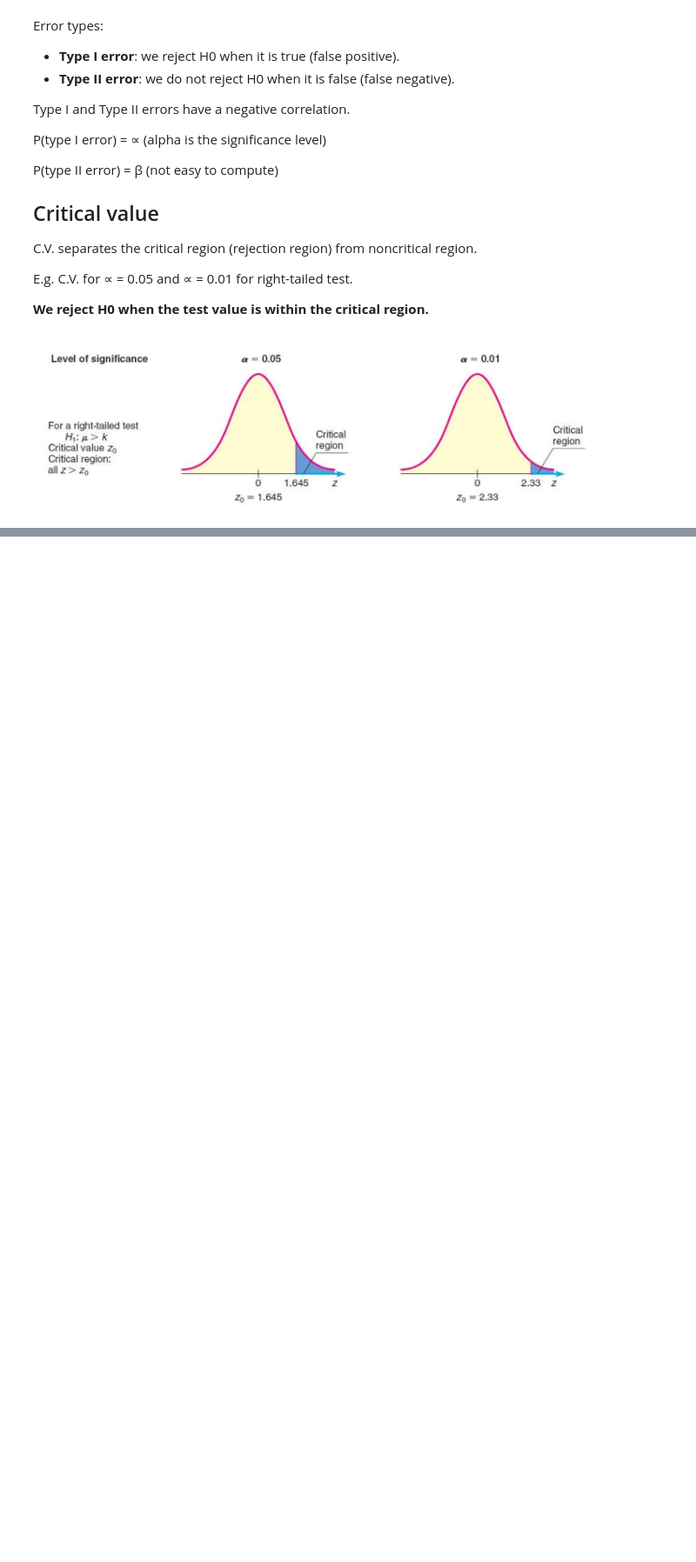
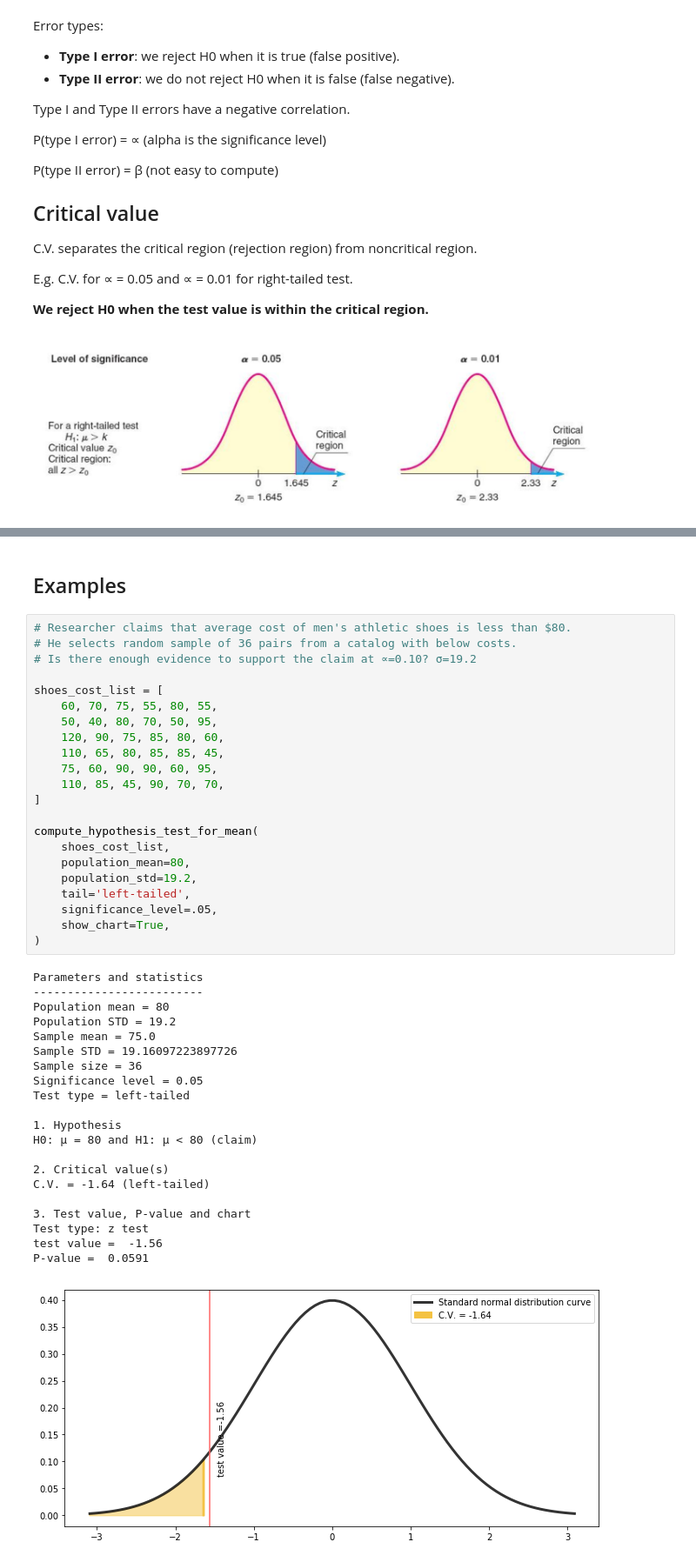
Before and after one commit to BelgianPotato/Statistics, a Jupyter notebook: Chapter 8. Hypothesis Testing.ipynb, the cells around one changed output, grey strips where cells are left out. Shown at 87% size. Drawn from its saved outputs; the diff is of its cells as text; blank space fills up the shorter version.

```diff
--- a/Chapter 8. Hypothesis Testing.ipynb
+++ b/Chapter 8. Hypothesis Testing.ipynb
@@ -91,0 +461,46 @@ E.g. C.V. for ∝ = 0.05 and ∝ = 0.01 for right-tailed test.
+# %% [markdown]
+## Examples
+# %%
+# Researcher claims that average cost of men's athletic shoes is less than $80.
+# He selects random sample of 36 pairs from a catalog with below costs.
+# Is there enough evidence to support the claim at ∝=0.10? σ=19.2
+
+shoes_cost_list = [
+    60, 70, 75, 55, 80, 55,
+    50, 40, 80, 70, 50, 95,
+    120, 90, 75, 85, 80, 60,
+    110, 65, 80, 85, 85, 45,
+    75, 60, 90, 90, 60, 95,
+    110, 85, 45, 90, 70, 70,
+]
+
+compute_hypothesis_test_for_mean(
+    shoes_cost_list,
+    population_mean=80,
+    population_std=19.2,
+    tail='left-tailed',
+    significance_level=.05,
+    show_chart=True,
+)
+# %% [output]
+Parameters and statistics
+-------------------------
+Population mean = 80
+Population STD = 19.2
+Sample mean = 75.0
+Sample STD = 19.16097223897726
+Sample size = 36
+Significance level = 0.05
+Test type = left-tailed
+
+1. Hypothesis
+H0: μ = 80 and H1: μ < 80 (claim)
+
+2. Critical value(s)
+C.V. = -1.64 (left-tailed)
+
+3. Test value, P-value and chart
+Test type: z test
+test value =  -1.56
+P-value =  0.0591
+[figure, added]
```
Also changed, not shown: parts of 21 cells of this notebook.
